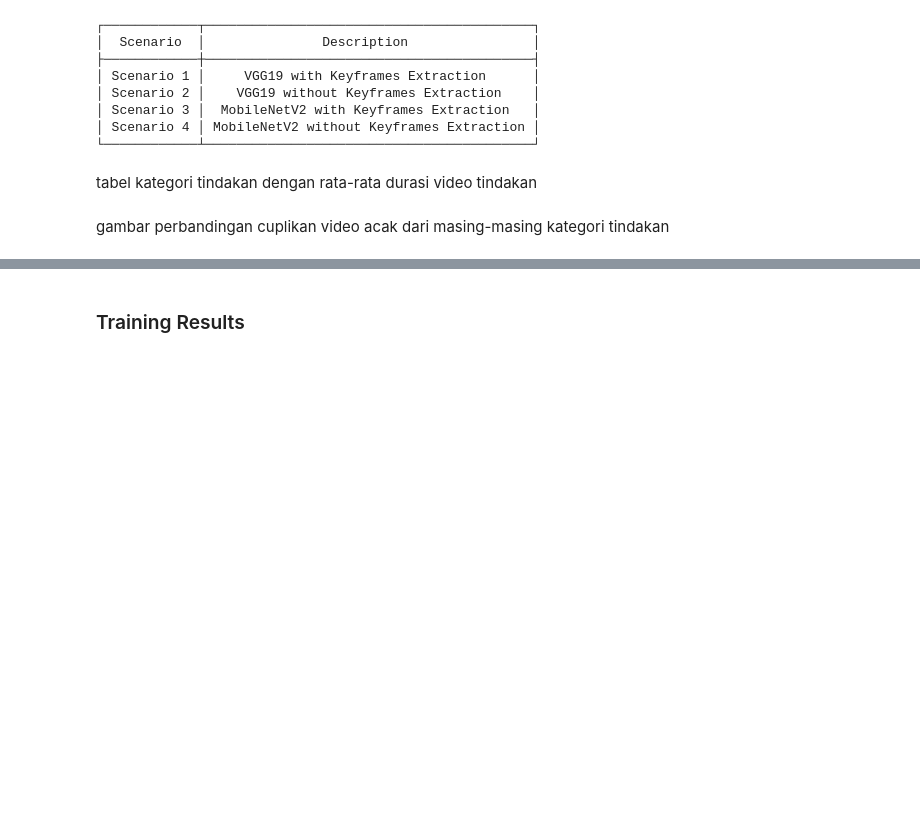
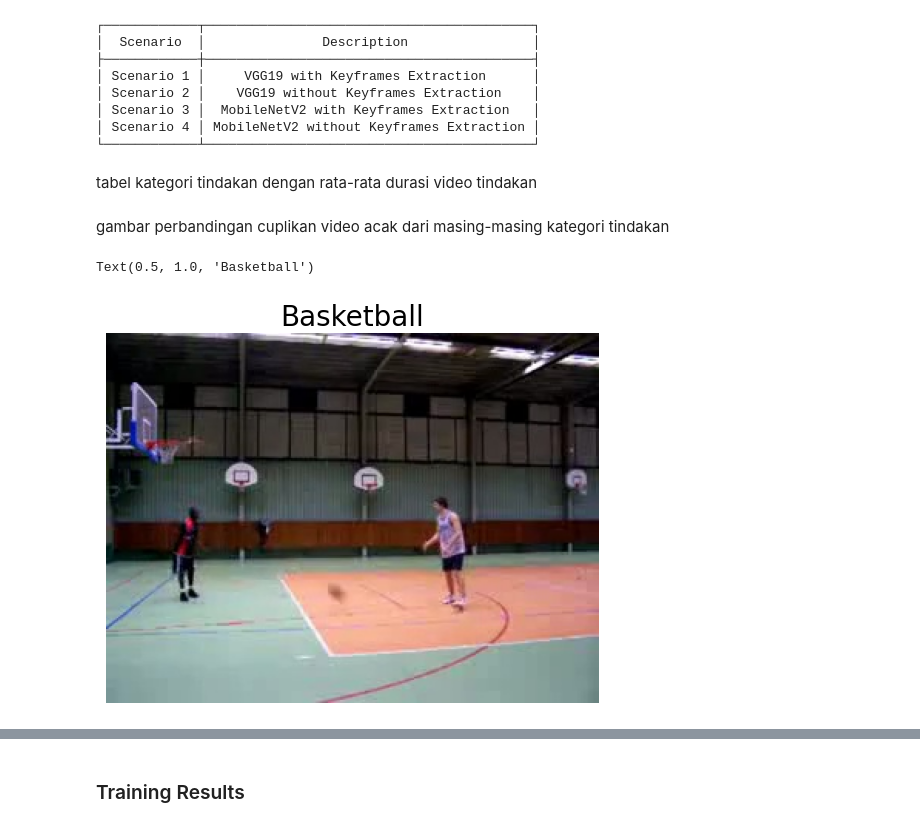
Before and after one commit to rikzabk/HAR, a Jupyter notebook: comparison.ipynb, the cells around one changed output, grey strips where cells are left out. Cells and saved outputs as stored; diff of their text form; code cells hidden in the pictures; blank space fills up the shorter version.

Commit message:
plot sample img

```diff
--- a/comparison.ipynb
+++ b/comparison.ipynb
@@ -45,3 +46,12 @@ print(tabulate(table, headers='keys', tablefmt='simple_outline', stralign='cente
 tabel kategori tindakan dengan rata-rata durasi video tindakan
 # %% [markdown]
 gambar perbandingan cuplikan video acak dari masing-masing kategori tindakan
+# %%
+# get random image
+img = mpimg.imread('Frames/extractedFrames/basketball/v_shooting_01_01_frame_11.jpeg')
+plt.imshow(img)
+plt.axis("off")
+plt.title("Basketball", fontsize=20, loc='center')
+# %% [output]
+Text(0.5, 1.0, 'Basketball')
+[figure, added]
```
Also changed, not shown: parts of 22 cells of this notebook.
